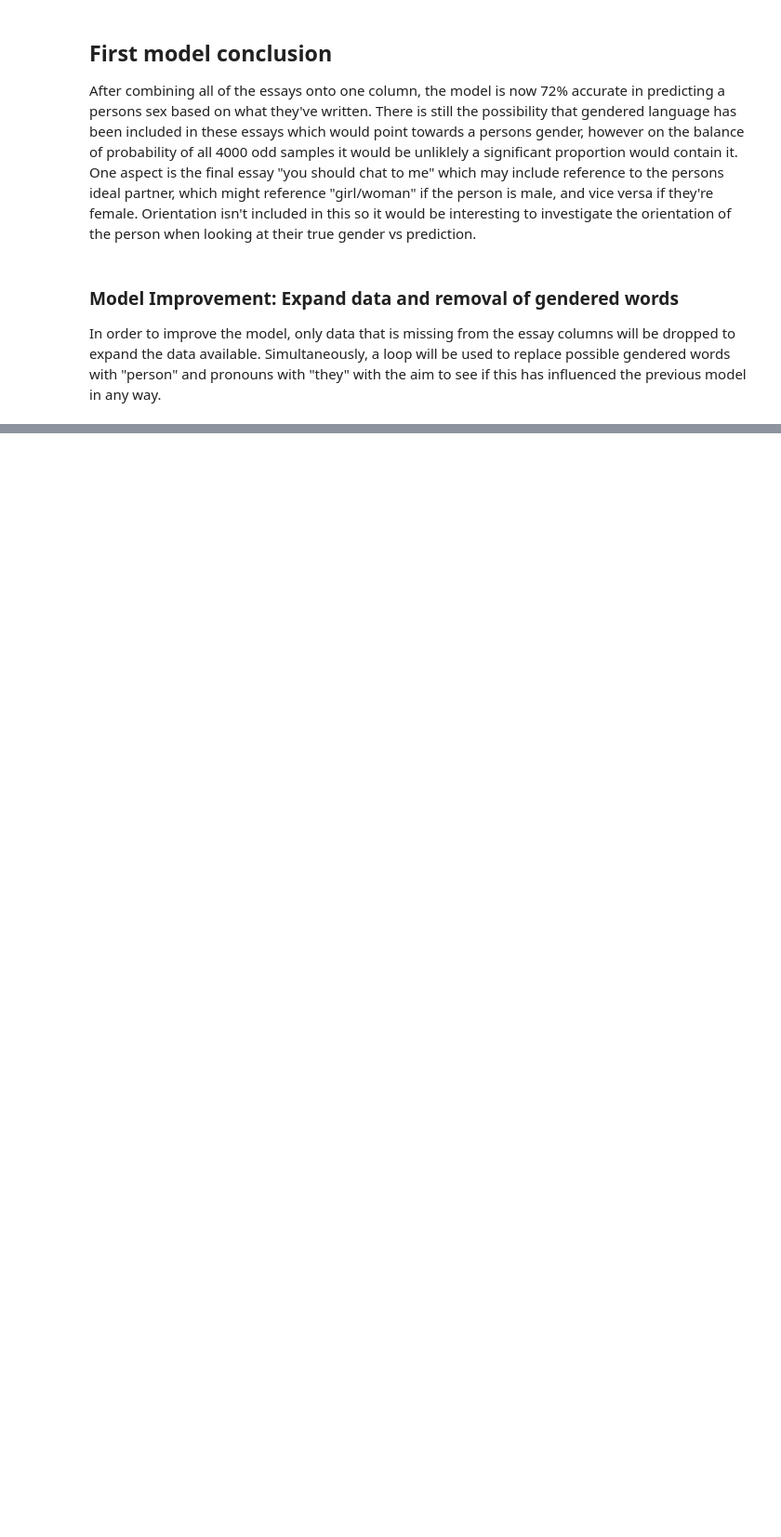
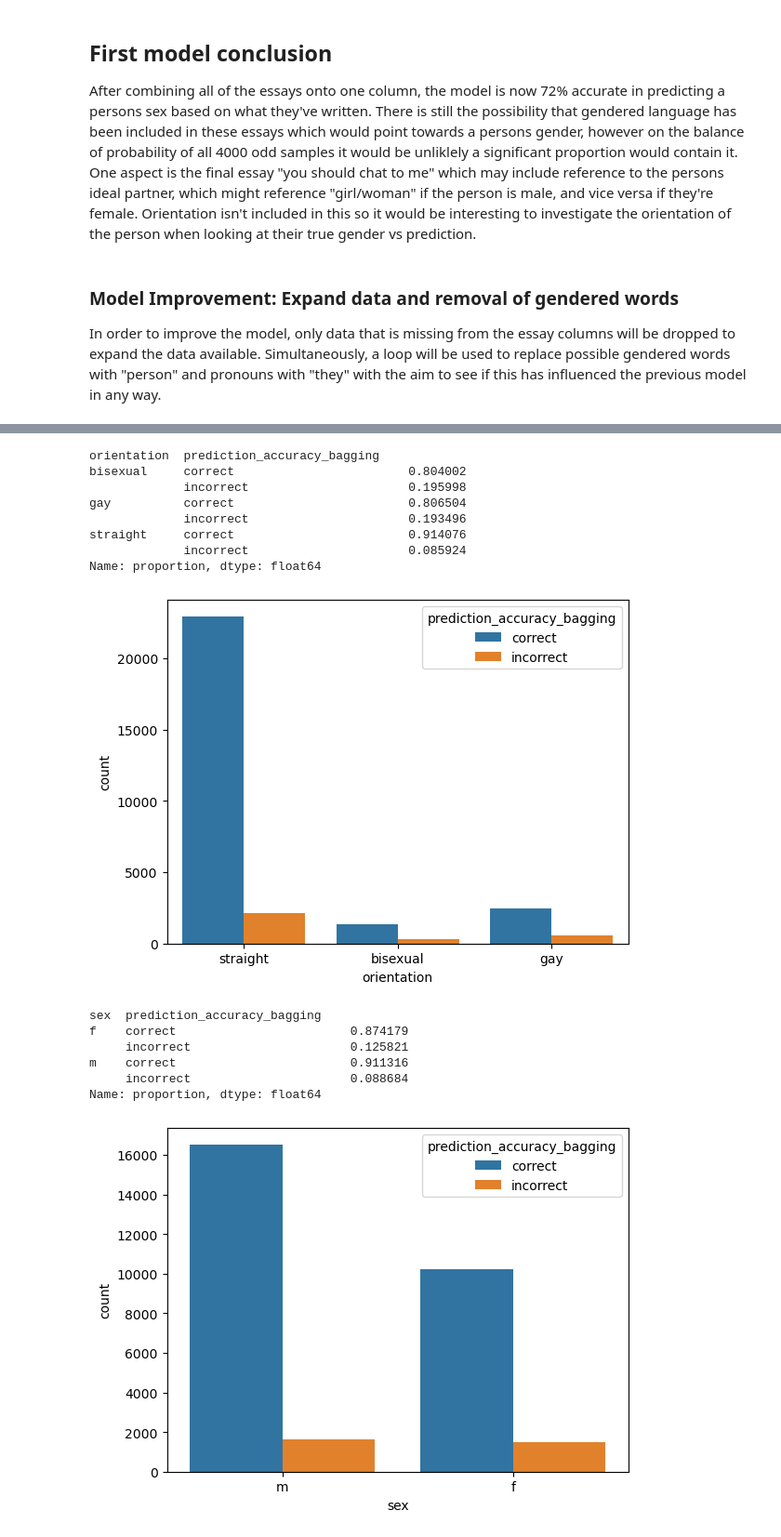
Before and after one commit to Kyuuseishu14/Codecademy_OK_cupid_model, a Jupyter notebook: date-a-scientist.ipynb, the cells around one changed output, grey strips where cells are left out. Shown at 93% size. Saved outputs shown, nothing was run; the diff lists cells and outputs as text; code cells hidden in the pictures; blank space fills up the shorter version.

```diff
--- a/date-a-scientist.ipynb
+++ b/date-a-scientist.ipynb
@@ -768,0 +911,36 @@ Looking at the results above, the use of equal sampling and bagging has improved
+# %%
+#adding the predictions column (separate one for bagging)
+overall_predictions = bagging_model_2.predict(counter_4.transform(features))
+profiles_dropna_essays["sex_prediction_bagging"] = overall_predictions
+profiles_dropna_essays["prediction_accuracy_bagging"] = profiles_dropna_essays.apply(lambda x: "correct" if x["sex"] == x["sex_prediction_bagging"] else "incorrect", axis = 1)
+
+#printing the proportions of correct predictions by orientation
+print(profiles_dropna_essays.groupby("orientation").prediction_accuracy_bagging.value_counts(normalize = True))
+
+#plot of the prediction accuracy
+sns.countplot(data = profiles_dropna_essays, x = "orientation", hue = "prediction_accuracy_bagging")
+plt.show()
+
+#printing the proportions of correct predictions by sex
+print(profiles_dropna_essays.groupby("sex").prediction_accuracy_bagging.value_counts(normalize = True))
+
+#plot of the prediction accuracy
+sns.countplot(data = profiles_dropna_essays, x = "sex", hue = "prediction_accuracy_bagging")
+plt.show()
+# %% [output]
+orientation  prediction_accuracy_bagging
+bisexual     correct                        0.804002
+             incorrect                      0.195998
+gay          correct                        0.806504
+             incorrect                      0.193496
+straight     correct                        0.914076
+             incorrect                      0.085924
+Name: proportion, dtype: float64
+[figure, added]
+sex  prediction_accuracy_bagging
+f    correct                        0.874179
+     incorrect                      0.125821
+m    correct                        0.911316
+     incorrect                      0.088684
+Name: proportion, dtype: float64
+[figure, added]
```
Also changed, not shown: parts of 17 cells of this notebook.
